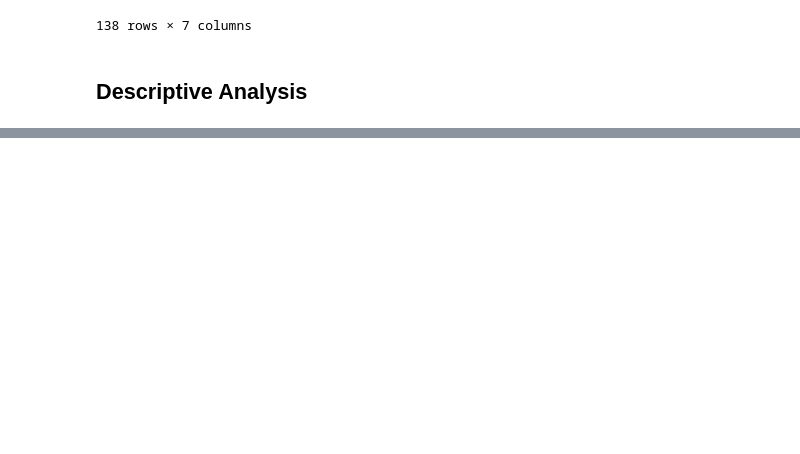
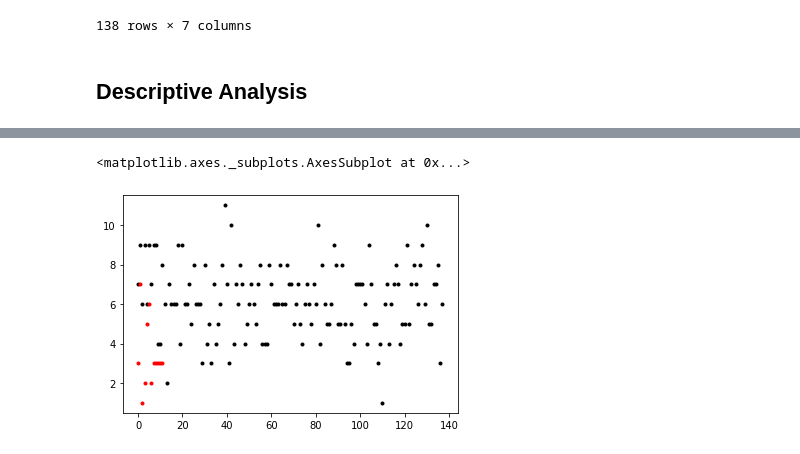
Before and after one commit to Luisehica/Data_Engineering, a Jupyter notebook: proyecto_curso.ipynb, the cells around one changed output, grey strips where cells are left out. Cells and saved outputs as stored; diff of their text form; code cells hidden in the pictures; blank space fills up the shorter version.

```diff
--- a/proyecto_curso.ipynb
+++ b/proyecto_curso.ipynb
@@ -391,3 +384,4 @@ el_universal
 ## Descriptive Analysis
 # %%
 clean_eluniversal = pd.read_csv('web_scraping/clean_eluniversal_2020_04_10_articles.csv')
+clean_losirreverentes = pd.read_csv('web_scraping/clean_losirreverentes_2020_08_12.csv')
@@ -393,0 +414,6 @@ clean_eluniversal = pd.read_csv('web_scraping/clean_eluniversal_2020_04_10_artic
+# %%
+clean_eluniversal['n_tokenize_title'].plot(style='k.')
+clean_losirreverentes['n_tokenize_title'].plot(style='r.')
+# %% [output]
+<matplotlib.axes._subplots.AxesSubplot at 0x...>
+[figure, added]
```
Also changed, not shown: parts of 12 cells of this notebook, 8 other files.
